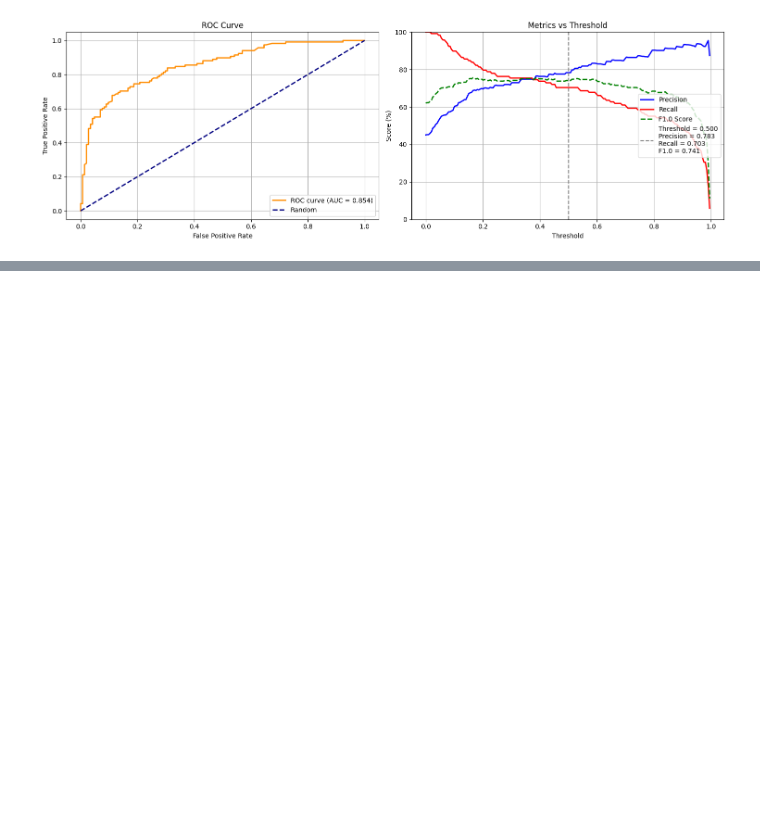
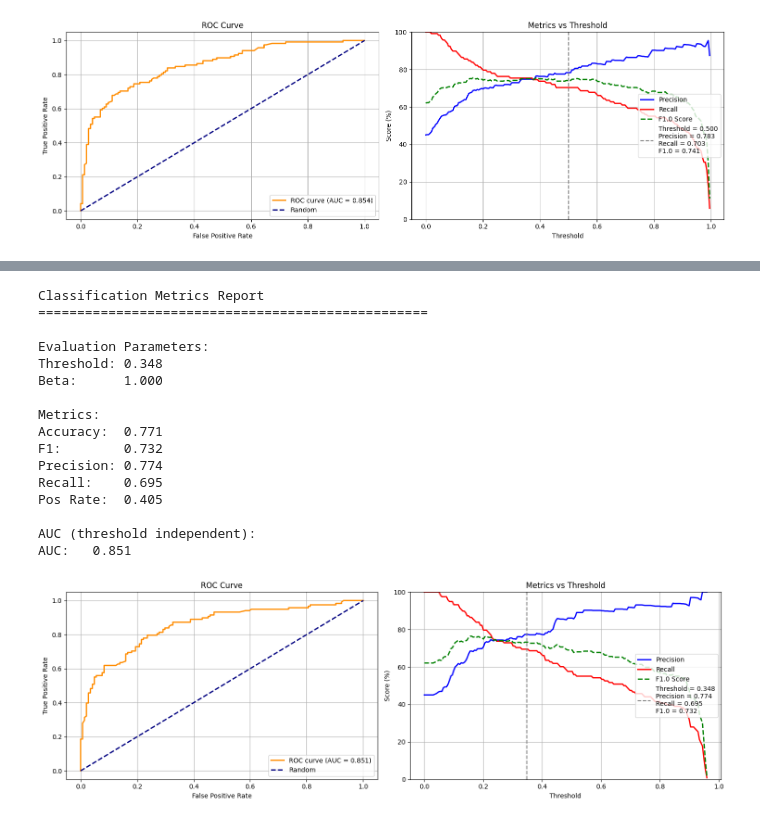
Before and after one commit to MenaWANG/mlarena, a Jupyter notebook: examples/advanced_usage.ipynb, the cells around one changed output, grey strips where cells are left out. Drawn from its saved outputs; the diff is of its cells as text; code cells hidden in the pictures; blank space fills up the shorter version.

```diff
--- a/examples/advanced_usage.ipynb
+++ b/examples/advanced_usage.ipynb
@@ -245,0 +328,24 @@ AUC:   0.854
+# %%
+# extract the best model, evaluate with new data and understand its reasoning
+best_pipeline = best_lgb['best_pipeline']
+beta = best_lgb['beta']
+optimal_threshold = best_lgb['optimal_threshold']
+metrics = best_pipeline.evaluate(X_test, y_test, optimal_threshold, beta=beta, verbose=True)
+# %% [output]
+Classification Metrics Report
+==================================================
+
+Evaluation Parameters:
+Threshold: 0.348
+Beta:      1.000
+
+Metrics:
+Accuracy:  0.771
+F1:        0.732
+Precision: 0.774
+Recall:    0.695
+Pos Rate:  0.405
+
+AUC (threshold independent):
+AUC:   0.851
+[figure, added]
```
Also changed, not shown: parts of 6 cells of this notebook, 4 other files.
